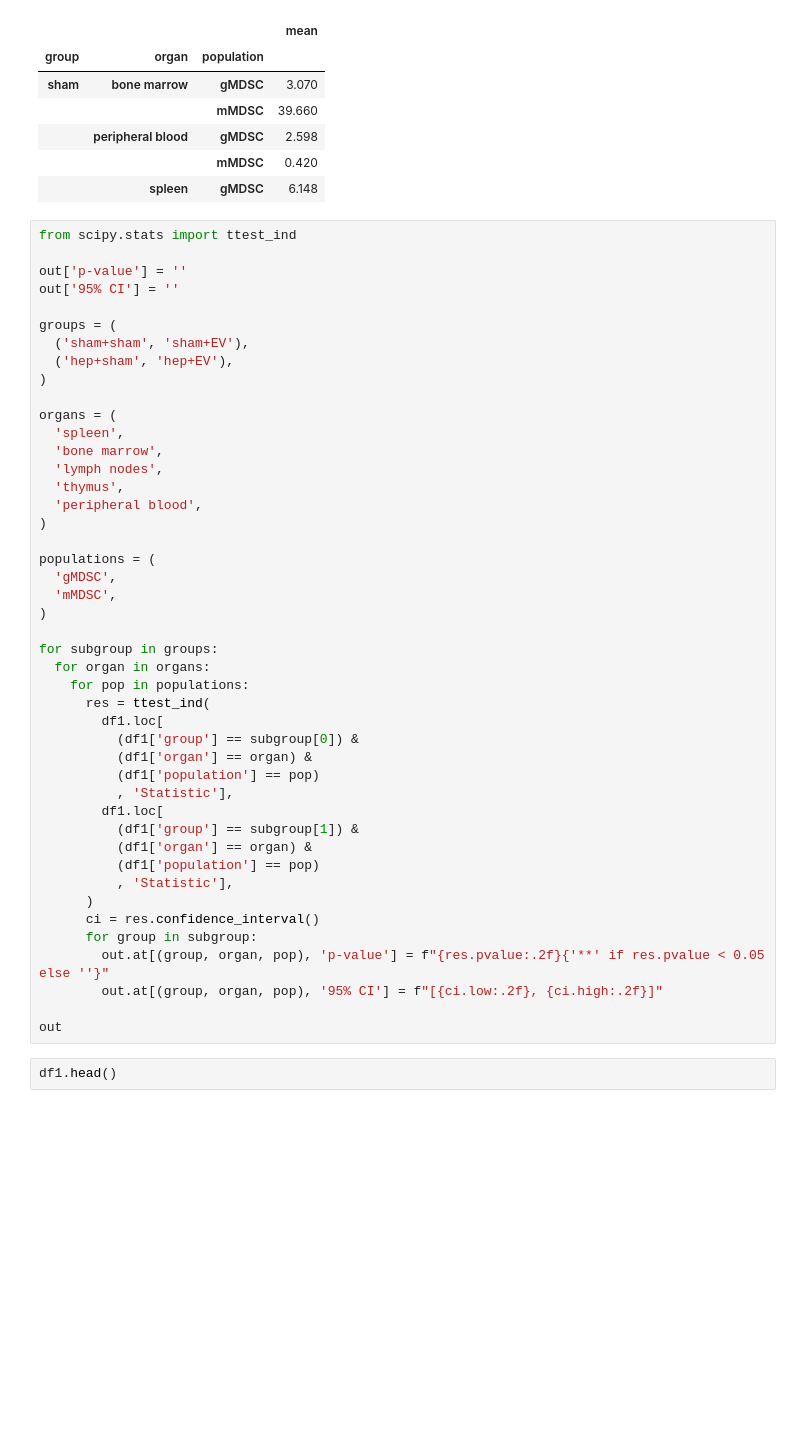
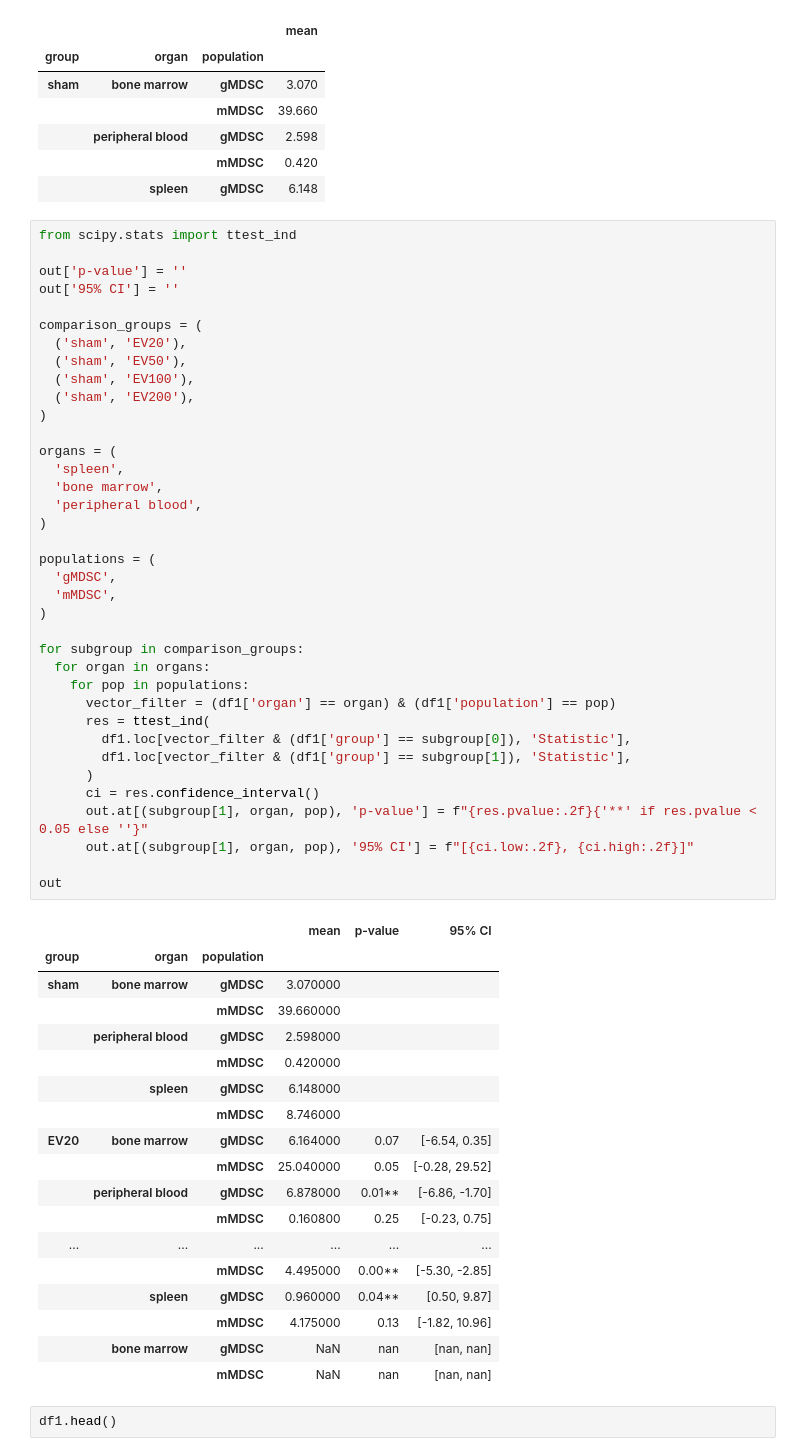
Before and after one commit to Darkbladecr/EV_flow, a Jupyter notebook: ev_scale.ipynb, the cells around one changed output. Saved outputs shown, nothing was run; the diff lists cells and outputs as text; blank space fills up the shorter version.

```diff
--- a/ev_scale.ipynb
+++ b/ev_scale.ipynb
@@ -166,48 +166,59 @@ out.head()
 # %%
 from scipy.stats import ttest_ind
 
 out['p-value'] = ''
 out['95% CI'] = ''
 
-groups = (
-  ('sham+sham', 'sham+EV'),
-  ('hep+sham', 'hep+EV'),
+comparison_groups = (
+  ('sham', 'EV20'),
+  ('sham', 'EV50'),
+  ('sham', 'EV100'),
+  ('sham', 'EV200'),
 )
 
 organs = (
   'spleen',
   'bone marrow',
-  'lymph nodes',
-  'thymus',
   'peripheral blood',
 )
 
 populations = (
   'gMDSC',
   'mMDSC',
 )
 
-for subgroup in groups:
+for subgroup in comparison_groups:
   for organ in organs:
     for pop in populations:
+      vector_filter = (df1['organ'] == organ) & (df1['population'] == pop)
       res = ttest_ind(
-        df1.loc[
-          (df1['group'] == subgroup[0]) &
-          (df1['organ'] == organ) &
-          (df1['population'] == pop)
-          , 'Statistic'],
-        df1.loc[
-          (df1['group'] == subgroup[1]) &
-          (df1['organ'] == organ) &
-          (df1['population'] == pop)
-          , 'Statistic'],
+        df1.loc[vector_filter & (df1['group'] == subgroup[0]), 'Statistic'],
+        df1.loc[vector_filter & (df1['group'] == subgroup[1]), 'Statistic'],
       )
       ci = res.confidence_interval()
-      for group in subgroup:
-        out.at[(group, organ, pop), 'p-value'] = f"{res.pvalue:.2f}{'**' if res.pvalue < 0.05 else ''}"
-        out.at[(group, organ, pop), '95% CI'] = f"[{ci.low:.2f}, {ci.high:.2f}]"
+      out.at[(subgroup[1], organ, pop), 'p-value'] = f"{res.pvalue:.2f}{'**' if res.pvalue < 0.05 else ''}"
+      out.at[(subgroup[1], organ, pop), '95% CI'] = f"[{ci.low:.2f}, {ci.high:.2f}]"
 
 out
+# %% [output]
+|  |  |  | mean | p-value | 95% CI |
+| group | organ | population |  |  |  |
+| sham | bone marrow | gMDSC | 3.070000 |  |  |
+|  |  | mMDSC | 39.660000 |  |  |
+|  | peripheral blood | gMDSC | 2.598000 |  |  |
+|  |  | mMDSC | 0.420000 |  |  |
+|  | spleen | gMDSC | 6.148000 |  |  |
+|  |  | mMDSC | 8.746000 |  |  |
+| EV20 | bone marrow | gMDSC | 6.164000 | 0.07 | [-6.54, 0.35] |
+|  |  | mMDSC | 25.040000 | 0.05 | [-0.28, 29.52] |
+|  | peripheral blood | gMDSC | 6.878000 | 0.01** | [-6.86, -1.70] |
+|  |  | mMDSC | 0.160800 | 0.25 | [-0.23, 0.75] |
+| ... | ... | ... | ... | ... | ... |
+|  |  | mMDSC | 4.495000 | 0.00** | [-5.30, -2.85] |
+|  | spleen | gMDSC | 0.960000 | 0.04** | [0.50, 9.87] |
+|  |  | mMDSC | 4.175000 | 0.13 | [-1.82, 10.96] |
+|  | bone marrow | gMDSC | NaN | nan | [nan, nan] |
+|  |  | mMDSC | NaN | nan | [nan, nan] |
 # %%
 df1.head()
 # %% [output]
```
Also changed, not shown: 1 other file.
